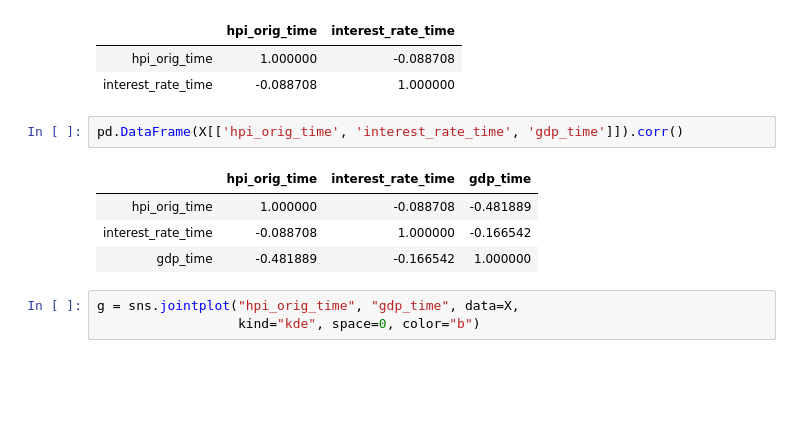
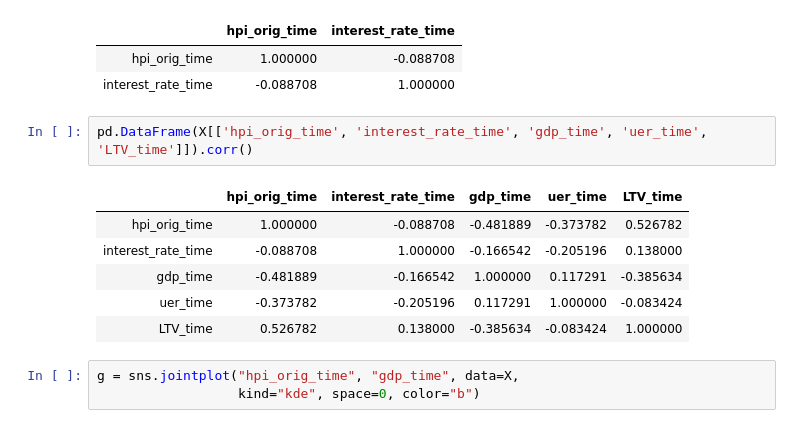
Before and after one commit to WickedoneC/Mortgage_Default, a Jupyter notebook: Data_and_Cleaning/Mortgage_Cleaning.ipynb, the cells around one changed output. Cells and saved outputs as stored; diff of their text form; blank space fills up the shorter version.

```diff
--- a/Data_and_Cleaning/Mortgage_Cleaning.ipynb
+++ b/Data_and_Cleaning/Mortgage_Cleaning.ipynb
@@ -684,12 +703,14 @@ interest
 | hpi_orig_time | 1.000000 | -0.088708 |
 | interest_rate_time | -0.088708 | 1.000000 |
 # %%
-pd.DataFrame(X[['hpi_orig_time', 'interest_rate_time', 'gdp_time']]).corr()
+pd.DataFrame(X[['hpi_orig_time', 'interest_rate_time', 'gdp_time', 'uer_time', 'LTV_time']]).corr()
 # %% [output]
-|  | hpi_orig_time | interest_rate_time | gdp_time |
-| hpi_orig_time | 1.000000 | -0.088708 | -0.481889 |
-| interest_rate_time | -0.088708 | 1.000000 | -0.166542 |
-| gdp_time | -0.481889 | -0.166542 | 1.000000 |
+|  | hpi_orig_time | interest_rate_time | gdp_time | uer_time | LTV_time |
+| hpi_orig_time | 1.000000 | -0.088708 | -0.481889 | -0.373782 | 0.526782 |
+| interest_rate_time | -0.088708 | 1.000000 | -0.166542 | -0.205196 | 0.138000 |
+| gdp_time | -0.481889 | -0.166542 | 1.000000 | 0.117291 | -0.385634 |
+| uer_time | -0.373782 | -0.205196 | 0.117291 | 1.000000 | -0.083424 |
+| LTV_time | 0.526782 | 0.138000 | -0.385634 | -0.083424 | 1.000000 |
 # %%
 g = sns.jointplot("hpi_orig_time", "gdp_time", data=X,
                   kind="kde", space=0, color="b")
```
Also changed, not shown: parts of 4 cells of this notebook.
